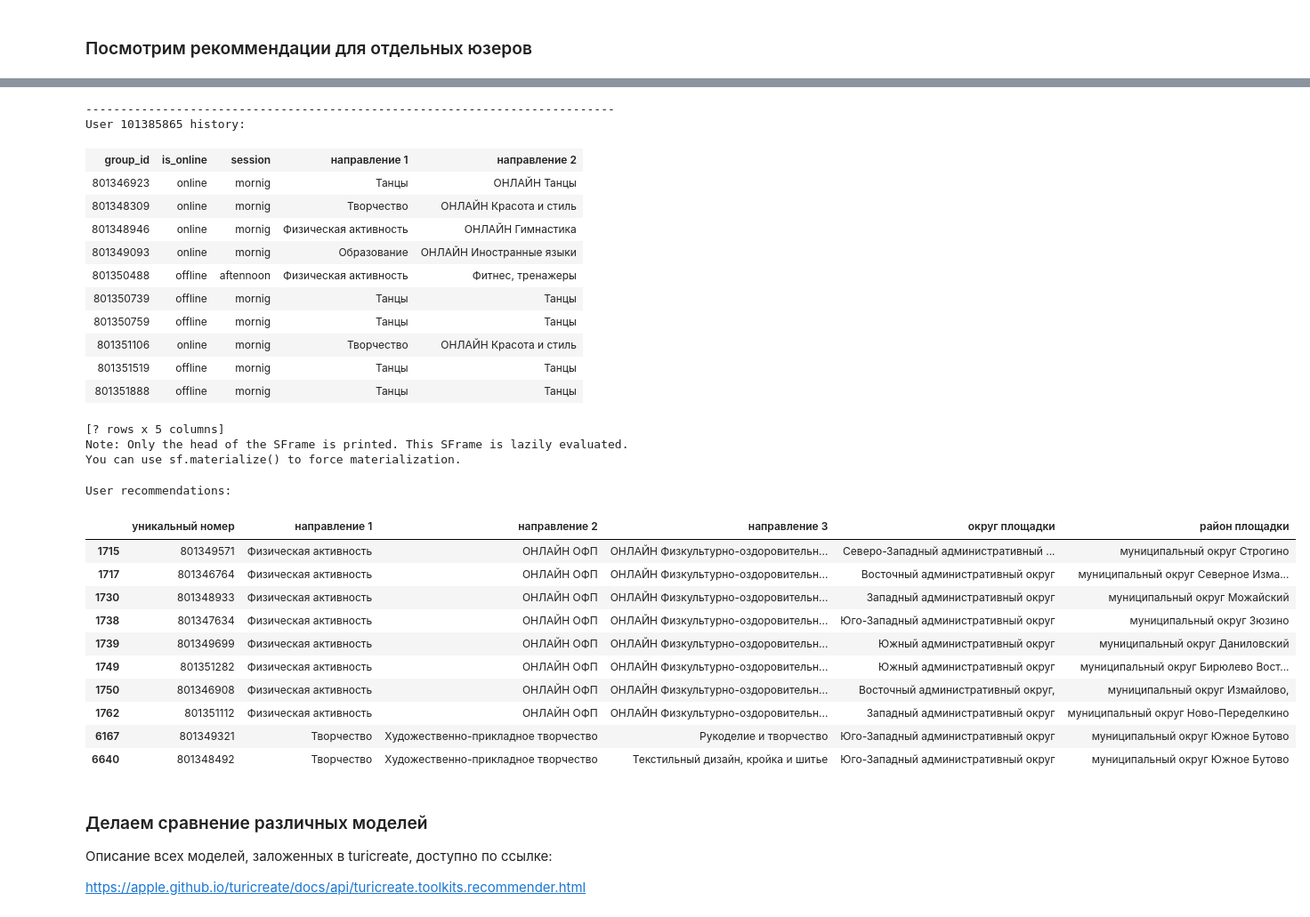
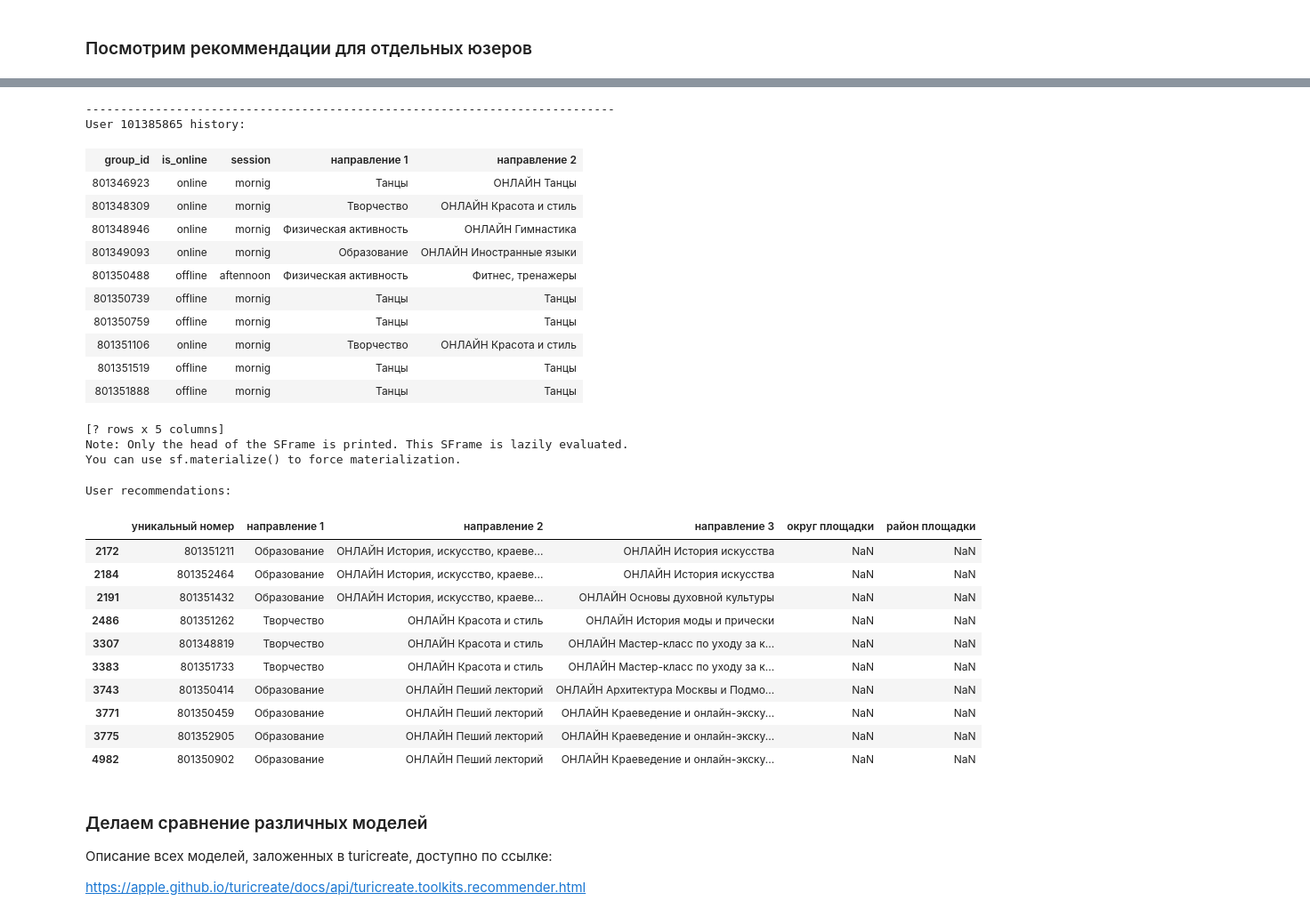
Before and after one commit to AlexHLinS/ezee_may_2003, a Jupyter notebook: ds/__generate_predictions.ipynb, the cells around one changed output, grey strips where cells are left out. Shown at 89% size. Cells and saved outputs as stored; diff of their text form; code cells hidden in the pictures.

```diff
--- a/ds/__generate_predictions.ipynb
+++ b/ds/__generate_predictions.ipynb
@@ -180,36 +180,36 @@ User recommendations:
 # %%
 user_id = 101385865
 
-display_history_and_predictions_for_user(user_id, actions, results)
+display_history_and_predictions_for_user(user_id, actions, default_recommendations)
 # %% [output]
 ----------------------------------------------------------------------------
 User 101385865 history:
 | group_id | is_online | session | направление 1 | направление 2 |
 | 801346923 | online | mornig | Танцы | ОНЛАЙН Танцы |
 | 801348309 | online | mornig | Творчество | ОНЛАЙН Красота и стиль |
 | 801348946 | online | mornig | Физическая активность | ОНЛАЙН Гимнастика |
 | 801349093 | online | mornig | Образование | ОНЛАЙН Иностранные языки |
 | 801350488 | offline | aftennoon | Физическая активность | Фитнес, тренажеры |
 | 801350739 | offline | mornig | Танцы | Танцы |
 | 801350759 | offline | mornig | Танцы | Танцы |
 | 801351106 | online | mornig | Творчество | ОНЛАЙН Красота и стиль |
 | 801351519 | offline | mornig | Танцы | Танцы |
 | 801351888 | offline | mornig | Танцы | Танцы |
 [? rows x 5 columns]
 Note: Only the head of the SFrame is printed. This SFrame is lazily evaluated.
 You can use sf.materialize() to force materialization.
 User recommendations:
 |  | уникальный номер | направление 1 | направление 2 | направление 3 | округ площадки | район площадки |
-| 1715 | 801349571 | Физическая активность | ОНЛАЙН ОФП | ОНЛАЙН Физкультурно-оздоровительн... | Северо-Западный административный ... | муниципальный округ Строгино |
-| 1717 | 801346764 | Физическая активность | ОНЛАЙН ОФП | ОНЛАЙН Физкультурно-оздоровительн... | Восточный административный округ | муниципальный округ Северное Изма... |
-| 1730 | 801348933 | Физическая активность | ОНЛАЙН ОФП | ОНЛАЙН Физкультурно-оздоровительн... | Западный административный округ | муниципальный округ Можайский |
-| 1738 | 801347634 | Физическая активность | ОНЛАЙН ОФП | ОНЛАЙН Физкультурно-оздоровительн... | Юго-Западный административный округ | муниципальный округ Зюзино |
-| 1739 | 801349699 | Физическая активность | ОНЛАЙН ОФП | ОНЛАЙН Физкультурно-оздоровительн... | Южный административный округ | муниципальный округ Даниловский |
-| 1749 | 801351282 | Физическая активность | ОНЛАЙН ОФП | ОНЛАЙН Физкультурно-оздоровительн... | Южный административный округ | муниципальный округ Бирюлево Вост... |
-| 1750 | 801346908 | Физическая активность | ОНЛАЙН ОФП | ОНЛАЙН Физкультурно-оздоровительн... | Восточный административный округ, | муниципальный округ Измайлово, |
-| 1762 | 801351112 | Физическая активность | ОНЛАЙН ОФП | ОНЛАЙН Физкультурно-оздоровительн... | Западный административный округ | муниципальный округ Ново-Переделкино |
-| 6167 | 801349321 | Творчество | Художественно-прикладное творчество | Рукоделие и творчество | Юго-Западный административный округ | муниципальный округ Южное Бутово |
-| 6640 | 801348492 | Творчество | Художественно-прикладное творчество | Текстильный дизайн, кройка и шитье | Юго-Западный административный округ | муниципальный округ Южное Бутово |
+| 2172 | 801351211 | Образование | ОНЛАЙН История, искусство, краеве... | ОНЛАЙН История искусства | NaN | NaN |
+| 2184 | 801352464 | Образование | ОНЛАЙН История, искусство, краеве... | ОНЛАЙН История искусства | NaN | NaN |
+| 2191 | 801351432 | Образование | ОНЛАЙН История, искусство, краеве... | ОНЛАЙН Основы духовной культуры | NaN | NaN |
+| 2486 | 801351262 | Творчество | ОНЛАЙН Красота и стиль | ОНЛАЙН История моды и прически | NaN | NaN |
+| 3307 | 801348819 | Творчество | ОНЛАЙН Красота и стиль | ОНЛАЙН Мастер-класс по уходу за к... | NaN | NaN |
+| 3383 | 801351733 | Творчество | ОНЛАЙН Красота и стиль | ОНЛАЙН Мастер-класс по уходу за к... | NaN | NaN |
+| 3743 | 801350414 | Образование | ОНЛАЙН Пеший лекторий | ОНЛАЙН Архитектура Москвы и Подмо... | NaN | NaN |
+| 3771 | 801350459 | Образование | ОНЛАЙН Пеший лекторий | ОНЛАЙН Краеведение и онлайн-экску... | NaN | NaN |
+| 3775 | 801352905 | Образование | ОНЛАЙН Пеший лекторий | ОНЛАЙН Краеведение и онлайн-экску... | NaN | NaN |
+| 4982 | 801350902 | Образование | ОНЛАЙН Пеший лекторий | ОНЛАЙН Краеведение и онлайн-экску... | NaN | NaN |
 # %% [markdown]
 ### Делаем сравнение различных моделей
 
```
Also changed, not shown: parts of 12 cells of this notebook, 1 other file.
